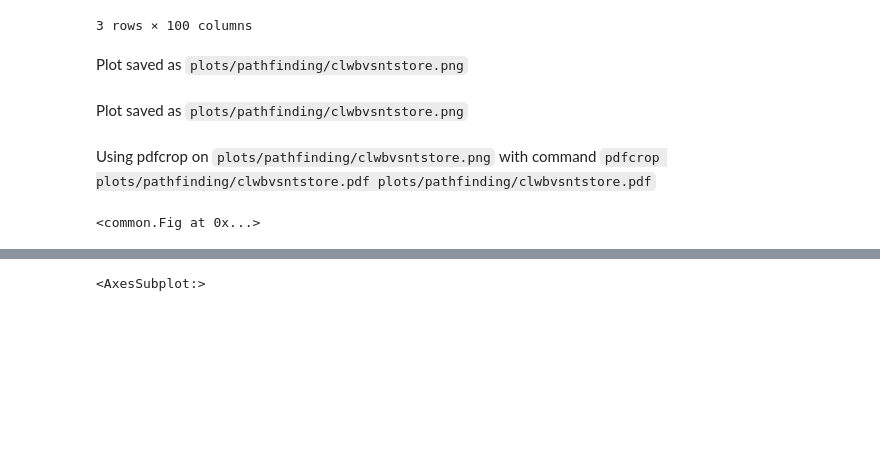
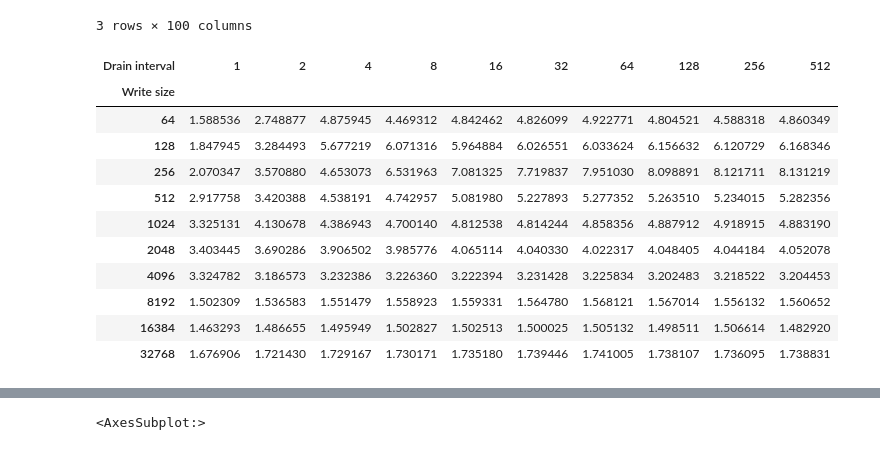
Before and after one commit to NVSL/snapshot-public, a Jupyter notebook: src/scripts/clwbvsntstore.ipynb, the cells around one changed output, grey strips where cells are left out. Saved outputs shown, nothing was run; the diff lists cells and outputs as text; code cells hidden in the pictures; blank space fills up the shorter version.

Commit message:
Update results and figures

```diff
--- a/src/scripts/clwbvsntstore.ipynb
+++ b/src/scripts/clwbvsntstore.ipynb
@@ -62,43 +62,29 @@ df_norm.T
 3 rows × 100 columns
 # %%
 Fig.config(15, (8, 4))
-# %%
-# define the colormap
-cmap = plt.get_cmap('RdYlGn')
-
-# extract all colors from the .jet map
-cmaplist = [cmap(i) for i in range(cmap.N)]
-# create the new map
-cmap = cmap.from_list('Custom cmap', cmaplist, cmap.N)
-
-# sns.set(font_scale = 10)
-sns.set(rc={'figure.figsize':(10,6)},font_scale = 1.5)
-df_pivot = df_norm.pivot("Write size", "Drain interval", "Speedup")
-# sns.set()
-g = sns.heatmap(
-    df_pivot,
-    annot=True,
-    annot_kws={"size": 16, 'label': 'colorbar title'},
-    cmap=cmap,
-    cbar=False,
-#     vmin=0,
-#     vmax=2,
-#     legend=False,
-)
-
-ax = g.axes
-f = Fig(ax)
-f.fmt_label('Drain interval (# of writes)', 'Write Size (bytes)',fontsize=fontsize+8)
-
-for t in g.texts: t.set_text(t.get_text() + "x")
-
-# ax.collections[0].colorbar.set_label("\n⟵ CLWB is faster           NT-Store is faster ⟶")
-ax.set_title('NT-store latency normalized to CLWB\n', fontsize=fontsize+8, fontweight='bold')
-
-
-f.save('clwbvsntstore')
-# %% [output]
-Plot saved as `plots/pathfinding/clwbvsntstore.png`
-Plot saved as `plots/pathfinding/clwbvsntstore.png`
-Using pdfcrop on `plots/pathfinding/clwbvsntstore.png` with command `pdfcrop plots/pathfinding/clwbvsntstore.pdf plots/pathfinding/clwbvsntstore.pdf`
-<common.Fig at 0x...>
+# %%
+# define the colormap
+cmap = plt.get_cmap('RdYlGn')
+
+# extract all colors from the .jet map
+cmaplist = [cmap(i) for i in range(cmap.N)]
+# create the new map
+cmap = cmap.from_list('Custom cmap', cmaplist, cmap.N)
+
+# sns.set(font_scale = 10)
+sns.set(rc={'figure.figsize':(10,6)},font_scale = 1.5)
+df_pivot = df_norm.pivot("Write size", "Drain interval", "Speedup")
+df_pivot
+# %% [output]
+| Drain interval | 1 | 2 | 4 | 8 | 16 | 32 | 64 | 128 | 256 | 512 |
+| Write size |  |  |  |  |  |  |  |  |  |  |
+| 64 | 1.588536 | 2.748877 | 4.875945 | 4.469312 | 4.842462 | 4.826099 | 4.922771 | 4.804521 | 4.588318 | 4.860349 |
+| 128 | 1.847945 | 3.284493 | 5.677219 | 6.071316 | 5.964884 | 6.026551 | 6.033624 | 6.156632 | 6.120729 | 6.168346 |
+| 256 | 2.070347 | 3.570880 | 4.653073 | 6.531963 | 7.081325 | 7.719837 | 7.951030 | 8.098891 | 8.121711 | 8.131219 |
+| 512 | 2.917758 | 3.420388 | 4.538191 | 4.742957 | 5.081980 | 5.227893 | 5.277352 | 5.263510 | 5.234015 | 5.282356 |
+| 1024 | 3.325131 | 4.130678 | 4.386943 | 4.700140 | 4.812538 | 4.814244 | 4.858356 | 4.887912 | 4.918915 | 4.883190 |
+| 2048 | 3.403445 | 3.690286 | 3.906502 | 3.985776 | 4.065114 | 4.040330 | 4.022317 | 4.048405 | 4.044184 | 4.052078 |
+| 4096 | 3.324782 | 3.186573 | 3.232386 | 3.226360 | 3.222394 | 3.231428 | 3.225834 | 3.202483 | 3.218522 | 3.204453 |
+| 8192 | 1.502309 | 1.536583 | 1.551479 | 1.558923 | 1.559331 | 1.564780 | 1.568121 | 1.567014 | 1.556132 | 1.560652 |
+| 16384 | 1.463293 | 1.486655 | 1.495949 | 1.502827 | 1.502513 | 1.500025 | 1.505132 | 1.498511 | 1.506614 | 1.482920 |
+| 32768 | 1.676906 | 1.721430 | 1.729167 | 1.730171 | 1.735180 | 1.739446 | 1.741005 | 1.738107 | 1.736095 | 1.738831 |
```
Also changed, not shown: parts of 1 cell of this notebook, 20 other files.
